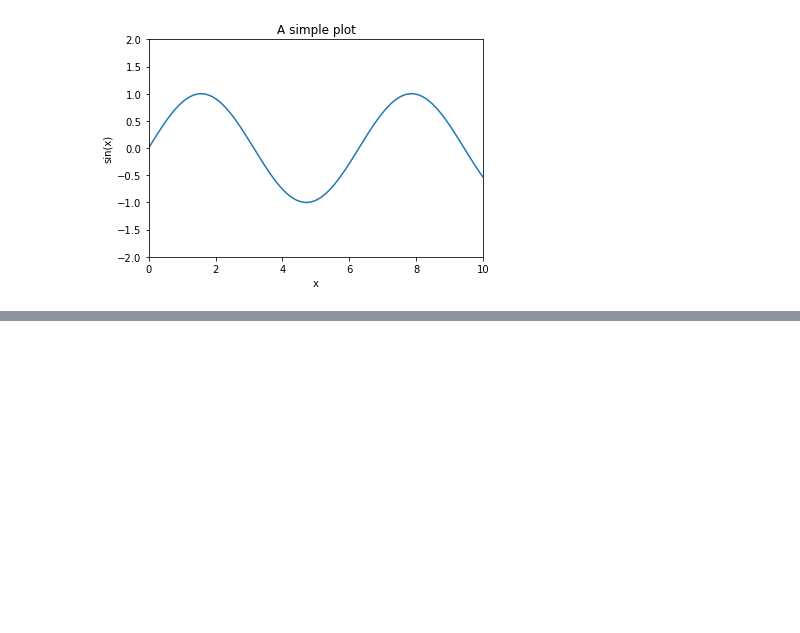
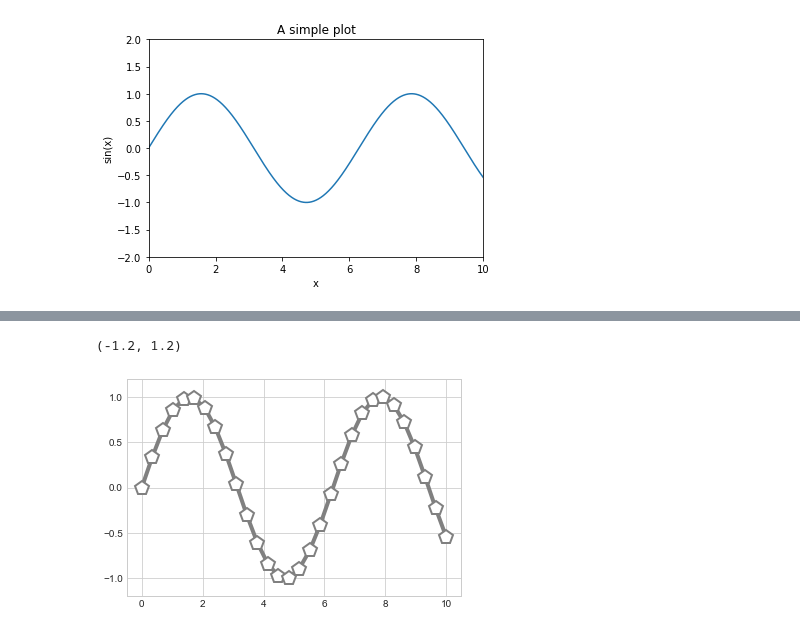
Before and after one commit to Mustisid13/Data-Science-basics, a Jupyter notebook: MATPLOTLIB.ipynb, the cells around one changed output, grey strips where cells are left out. Cells and saved outputs as stored; diff of their text form; code cells hidden in the pictures; blank space fills up the shorter version.

```diff
--- a/MATPLOTLIB.ipynb
+++ b/MATPLOTLIB.ipynb
@@ -156,0 +183,8 @@ ax.set(xlim=(0,10),ylim=(-2,2),xlabel='x',ylabel='sin(x)',title='A simple plot')
+# %%
+# wide range of properties of the lines and markers
+plt.plot(x,y,'-p',color='gray',markersize=15,linewidth=4,markerfacecolor='white',
+         markeredgecolor='gray',markeredgewidth=2)
+plt.ylim(-1.2,1.2)
+# %% [output]
+(-1.2, 1.2)
+[figure, added]
```
Also changed, not shown: parts of 24 cells of this notebook.
